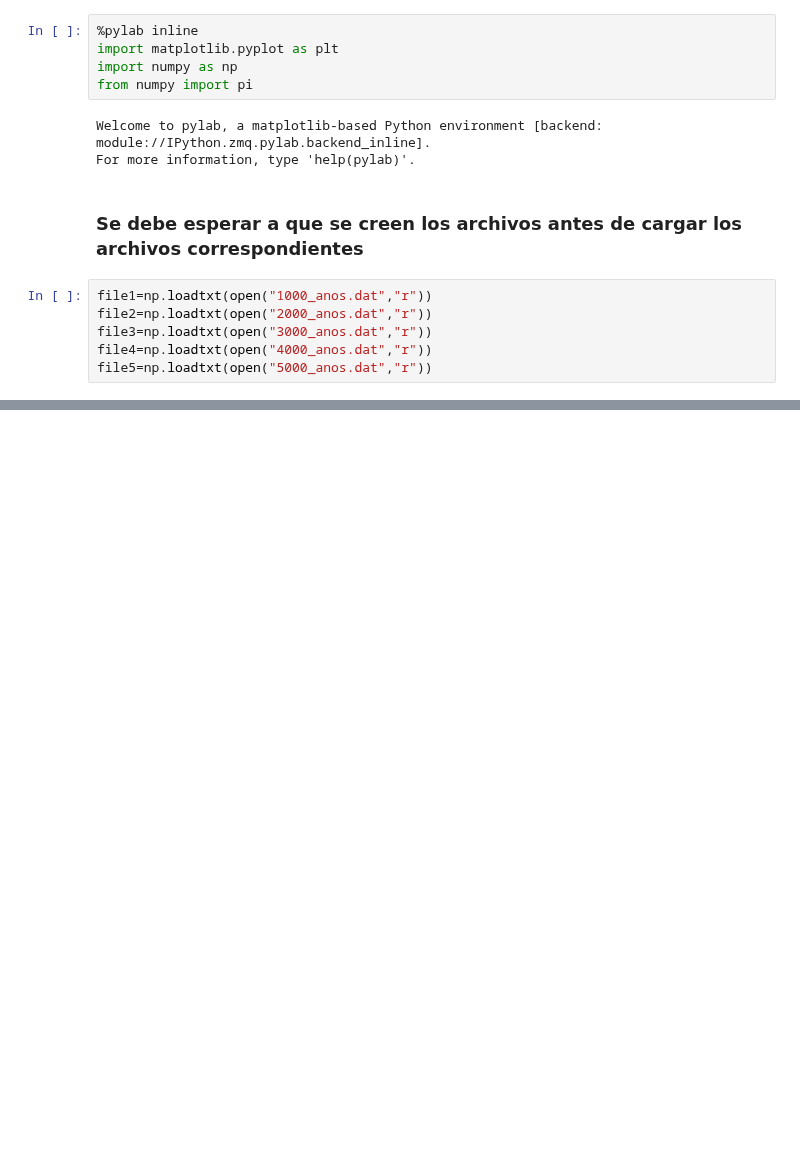
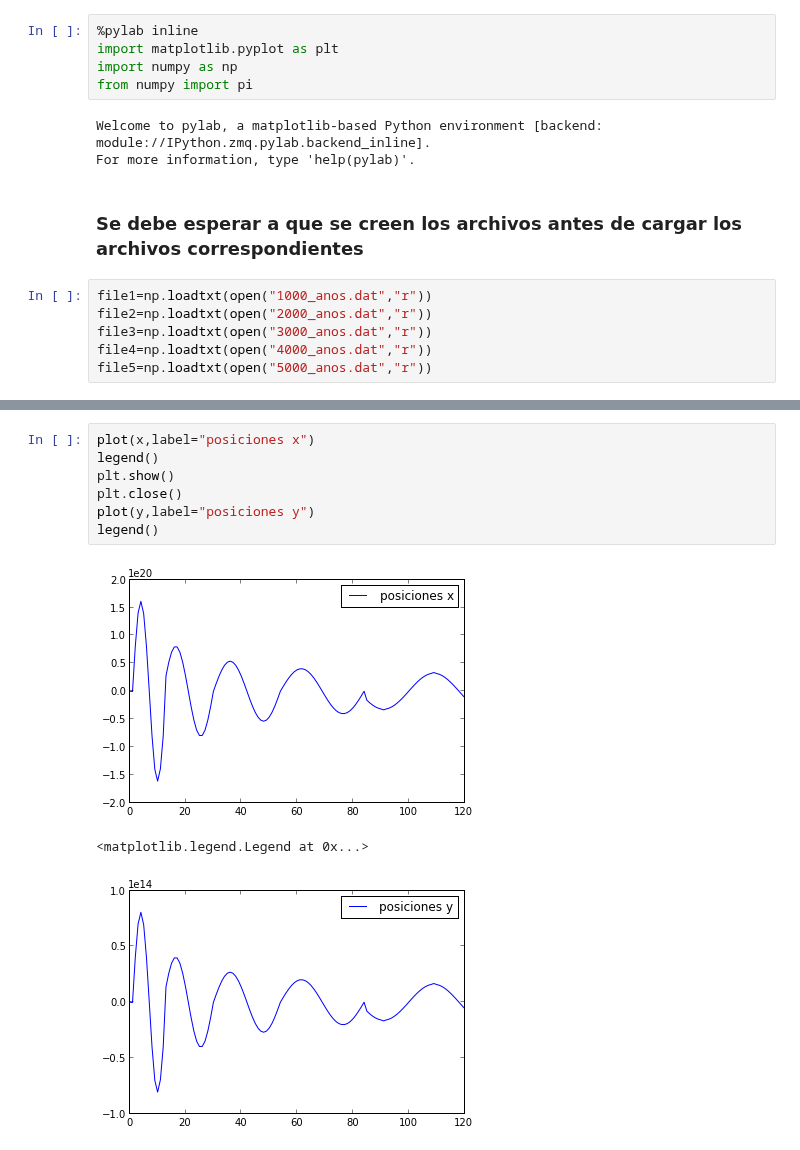
Before and after one commit to daniel-lozano/tarea6, a Jupyter notebook: plots_evoluciones.ipynb, the cells around one changed output, grey strips where cells are left out. Drawn from its saved outputs; the diff is of its cells as text; blank space fills up the shorter version.

```diff
--- a/plots_evoluciones.ipynb
+++ b/plots_evoluciones.ipynb
@@ -53,3 +53,14 @@ title("evolucion")
+# %%
+plot(x,label="posiciones x")
+legend()
+plt.show()
+plt.close()
+plot(y,label="posiciones y")
+legend()
+# %% [output]
+[figure, added]
+<matplotlib.legend.Legend at 0x...>
+[figure, added]
 # %%
 x=file1[:,1]
 y=file1[:,2]
```
Also changed, not shown: parts of 6 cells of this notebook, 17 other files.
